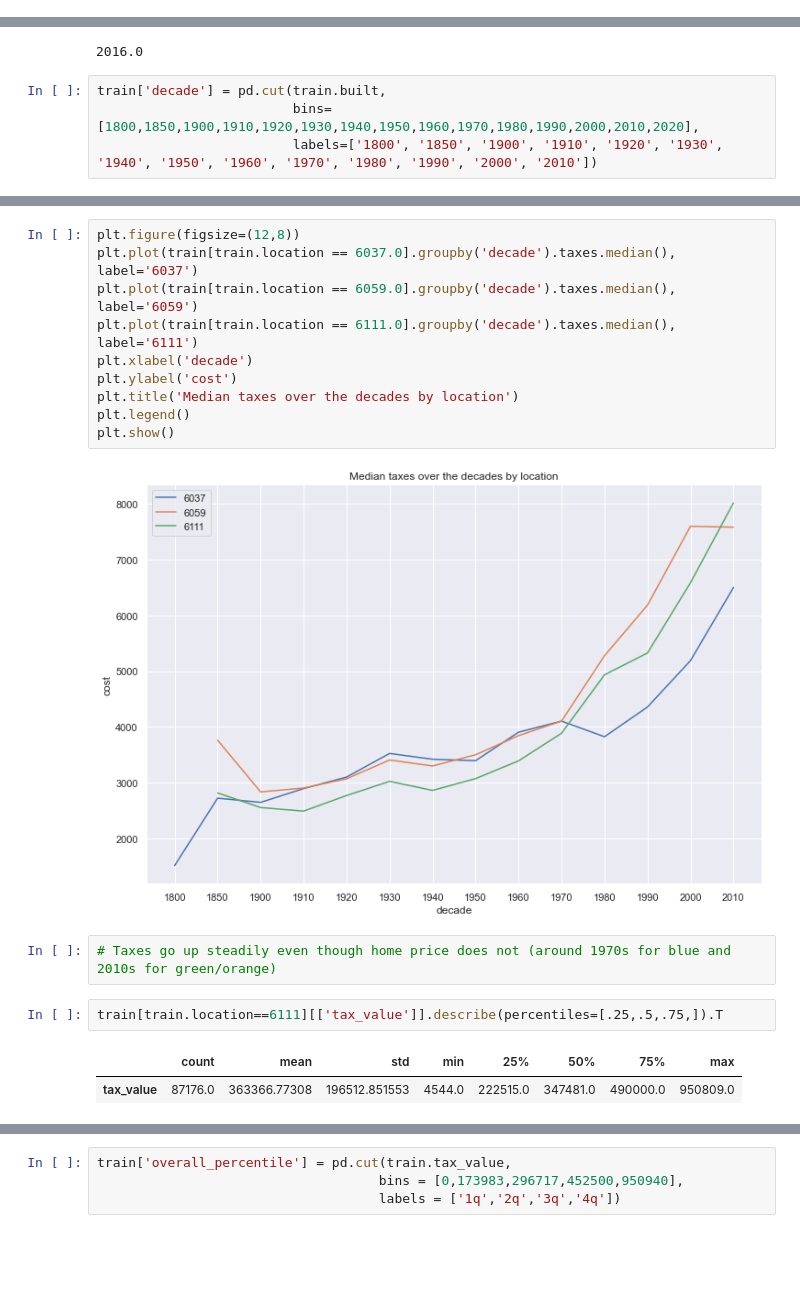
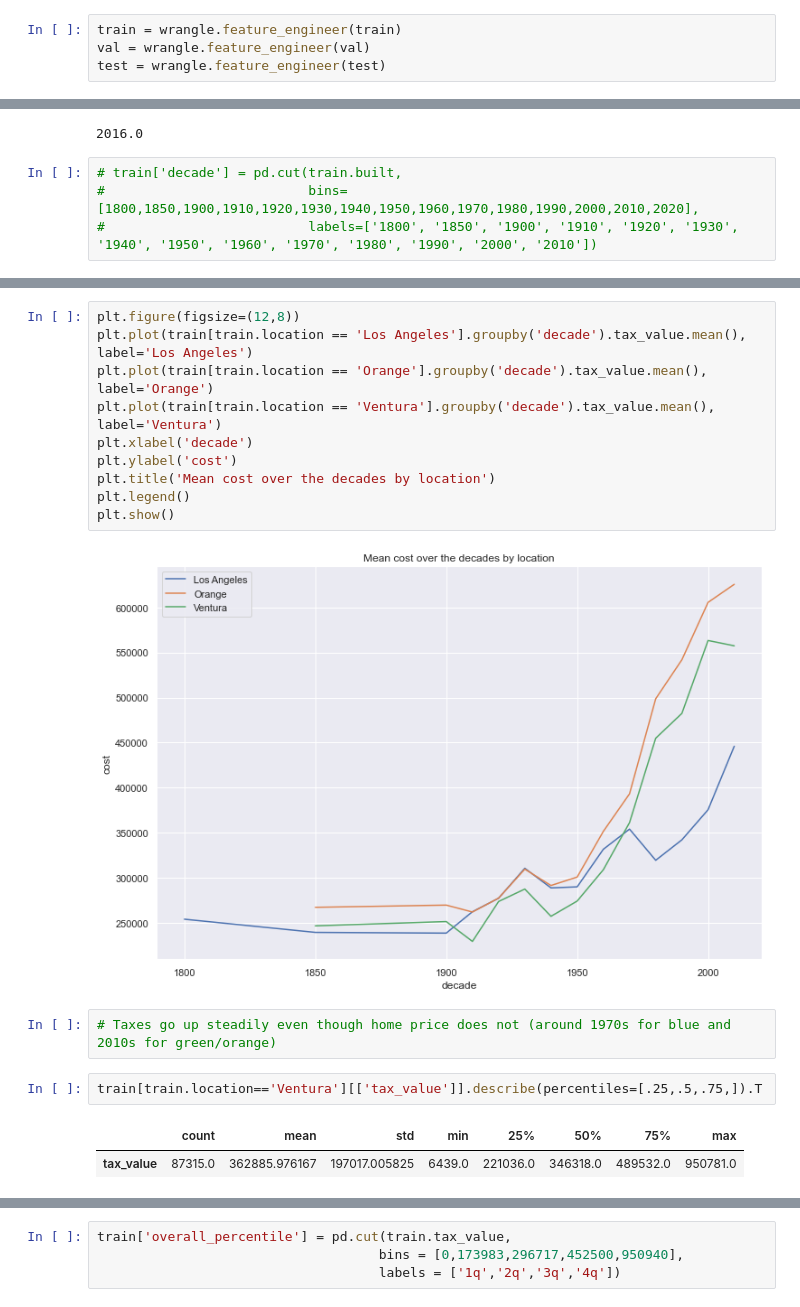
Before and after one commit to morgancross2/regression-exercises, a Jupyter notebook: explore.ipynb, the cells around one changed output, grey strips where cells are left out. Drawn from its saved outputs; the diff is of its cells as text; blank space fills up the shorter version.

```diff
--- a/explore.ipynb
+++ b/explore.ipynb
@@ -41,3 +42,7 @@ train.head()
+# %%
+train = wrangle.feature_engineer(train)
+val = wrangle.feature_engineer(val)
+test = wrangle.feature_engineer(test)
 # %% [markdown]
 #### 3. Write a function named plot_variable_pairs that accepts a dataframe as input and plots all of the pairwise relationships along with the regression line for each pair.
 # %%
@@ -84,6 +87,6 @@ train.built.max()
 # %% [output]
 2016.0
 # %%
-train['decade'] = pd.cut(train.built,
-                         bins=[1800,1850,1900,1910,1920,1930,1940,1950,1960,1970,1980,1990,2000,2010,2020],
-                         labels=['1800', '1850', '1900', '1910', '1920', '1930', '1940', '1950', '1960', '1970', '1980', '1990', '2000', '2010'])
+# train['decade'] = pd.cut(train.built,
+#                          bins=[1800,1850,1900,1910,1920,1930,1940,1950,1960,1970,1980,1990,2000,2010,2020],
+#                          labels=['1800', '1850', '1900', '1910', '1920', '1930', '1940', '1950', '1960', '1970', '1980', '1990', '2000', '2010'])
@@ -109,21 +114,21 @@ plt.show()
 # %%
 plt.figure(figsize=(12,8))
-plt.plot(train[train.location == 6037.0].groupby('decade').taxes.median(), label='6037')
-plt.plot(train[train.location == 6059.0].groupby('decade').taxes.median(), label='6059')
-plt.plot(train[train.location == 6111.0].groupby('decade').taxes.median(), label='6111')
+plt.plot(train[train.location == 'Los Angeles'].groupby('decade').tax_value.mean(), label='Los Angeles')
+plt.plot(train[train.location == 'Orange'].groupby('decade').tax_value.mean(), label='Orange')
+plt.plot(train[train.location == 'Ventura'].groupby('decade').tax_value.mean(), label='Ventura')
 plt.xlabel('decade')
 plt.ylabel('cost')
-plt.title('Median taxes over the decades by location')
+plt.title('Mean cost over the decades by location')
 plt.legend()
 plt.show()
 # %% [output]
-[figure, old version]
+[figure, new version]
 # %%
 # Taxes go up steadily even though home price does not (around 1970s for blue and 2010s for green/orange)
 # %%
-train[train.location==6111][['tax_value']].describe(percentiles=[.25,.5,.75,]).T
+train[train.location=='Ventura'][['tax_value']].describe(percentiles=[.25,.5,.75,]).T
 # %% [output]
 |  | count | mean | std | min | 25% | 50% | 75% | max |
-| tax_value | 87176.0 | 363366.77308 | 196512.851553 | 4544.0 | 222515.0 | 347481.0 | 490000.0 | 950809.0 |
+| tax_value | 87315.0 | 362885.976167 | 197017.005825 | 6439.0 | 221036.0 | 346318.0 | 489532.0 | 950781.0 |
 # %%
 
```
Also changed, not shown: parts of 81 cells of this notebook, 2 other files.
